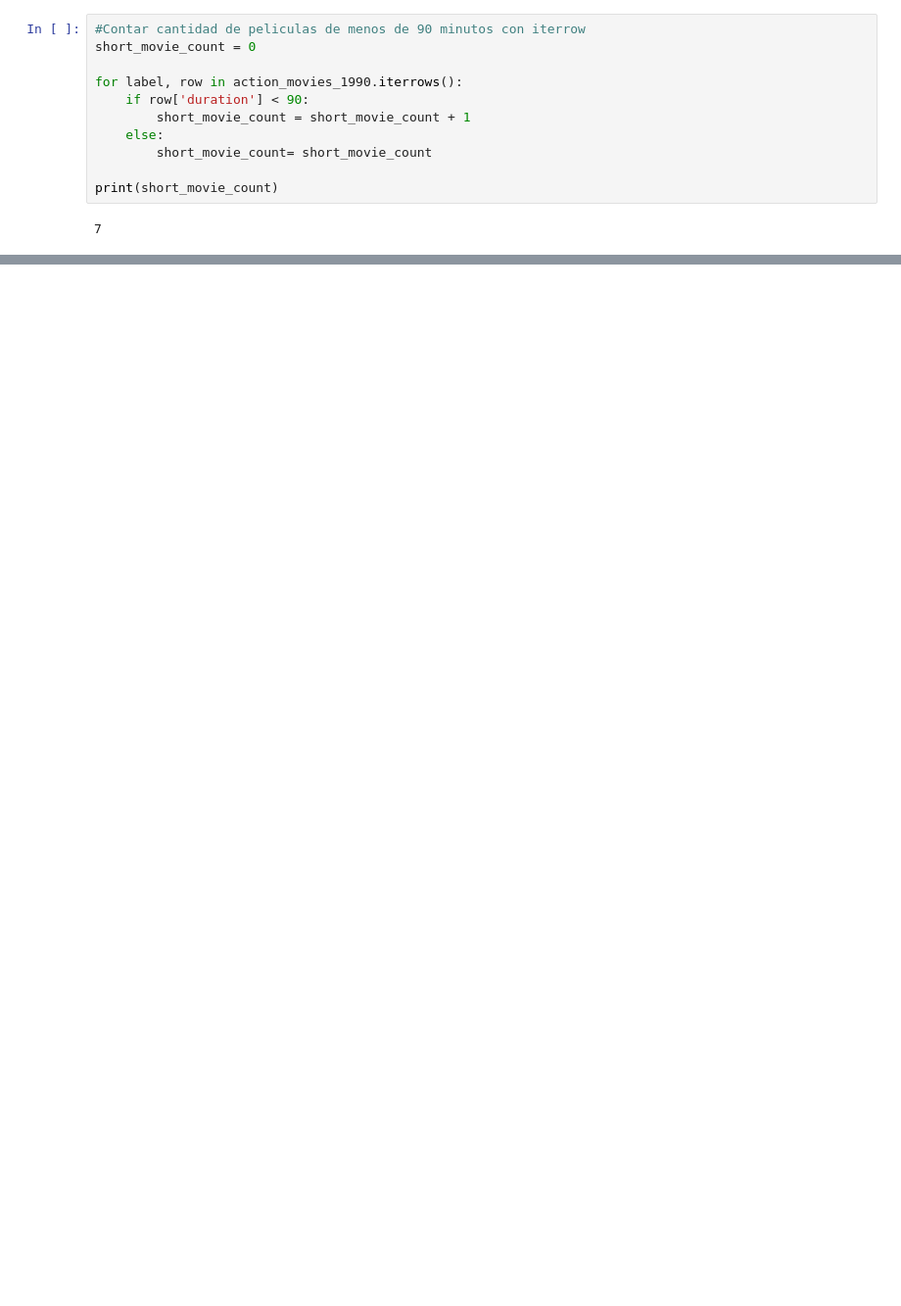
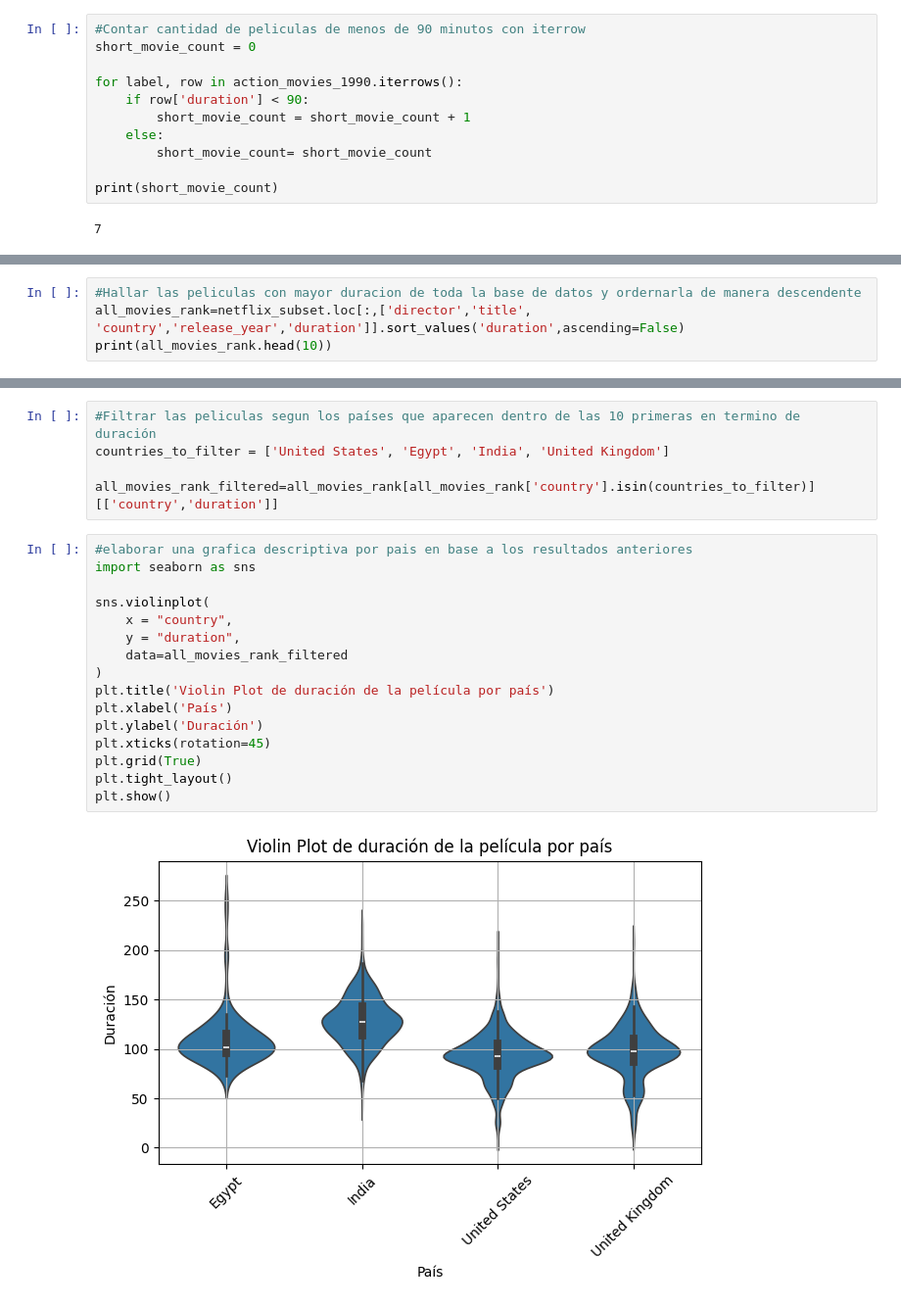
Before and after one commit to FZetaG/Python_Netflix_Movies, a Jupyter notebook: notebook.ipynb, the cells around one changed output, grey strips where cells are left out. Shown at 98% size. Drawn from its saved outputs; the diff is of its cells as text; blank space fills up the shorter version.

```diff
--- a/notebook.ipynb
+++ b/notebook.ipynb
@@ -122,0 +139,4 @@ movies_1990.pivot_table(values='duration', index='genre',columns='release_year',
+# %%
+#Hallar las peliculas con mayor duracion de toda la base de datos y ordernarla de manera descendente
+all_movies_rank=netflix_subset.loc[:,['director','title', 'country','release_year','duration']].sort_values('duration',ascending=False)
+print(all_movies_rank.head(10))
@@ -122,0 +161,23 @@ movies_1990.pivot_table(values='duration', index='genre',columns='release_year',
+# %%
+#Filtrar las peliculas segun los países que aparecen dentro de las 10 primeras en termino de duración
+countries_to_filter = ['United States', 'Egypt', 'India', 'United Kingdom']
+
+all_movies_rank_filtered=all_movies_rank[all_movies_rank['country'].isin(countries_to_filter)][['country','duration']]
+# %%
+#elaborar una grafica descriptiva por pais en base a los resultados anteriores
+import seaborn as sns
+
+sns.violinplot(
+    x = "country",
+    y = "duration",
+    data=all_movies_rank_filtered
+)
+plt.title('Violin Plot de duración de la película por país')
+plt.xlabel('País')
+plt.ylabel('Duración')
+plt.xticks(rotation=45)
+plt.grid(True)
+plt.tight_layout()
+plt.show()
+# %% [output]
+[figure, added]
```
Also changed, not shown: parts of 3 cells of this notebook.
